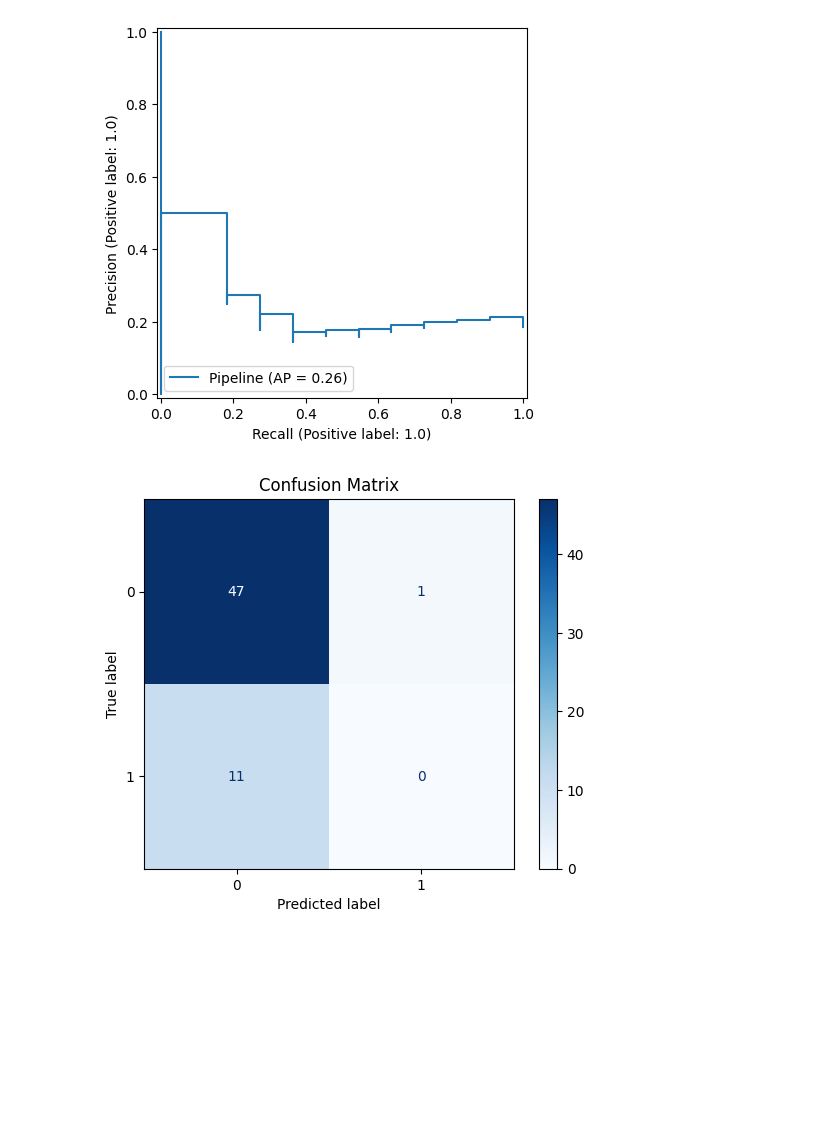
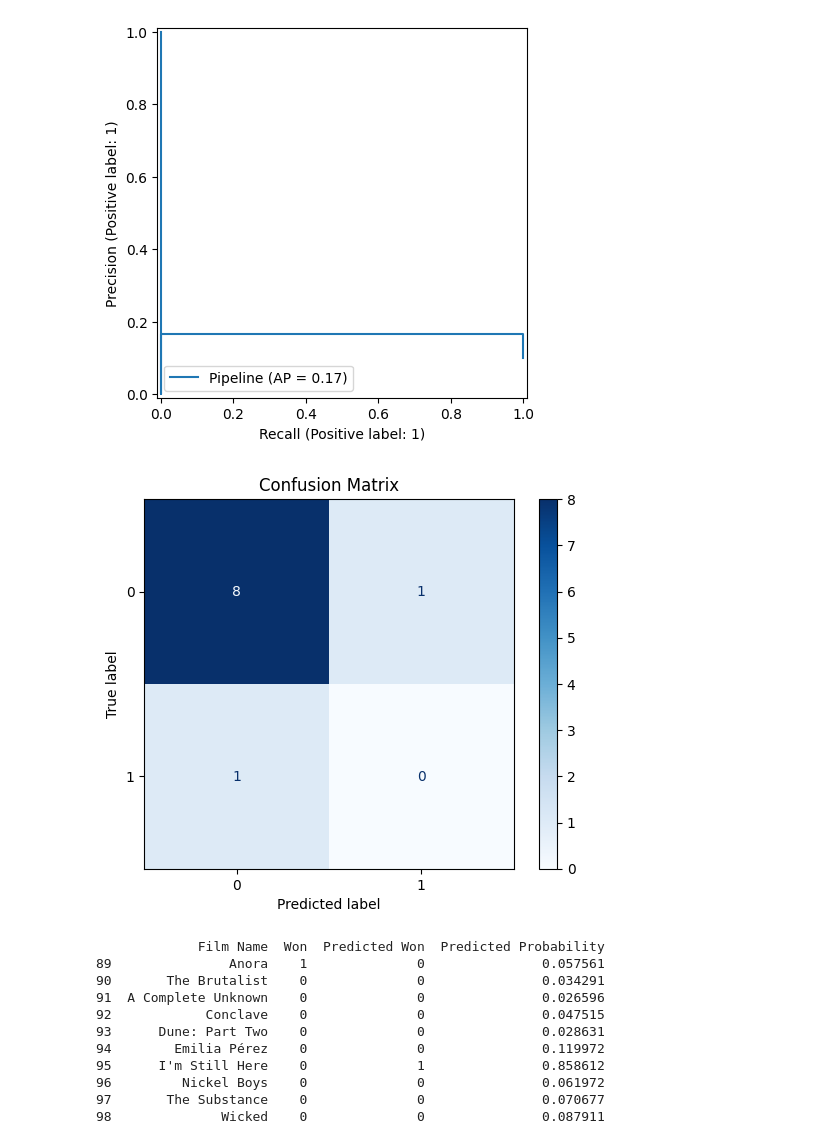
Before and after one commit to lukemcmack/hollywood5, a Jupyter notebook: models/basic-model-real-data.ipynb, the cells around one changed output. Cells and saved outputs as stored; diff of their text form; code cells hidden in the pictures; blank space fills up the shorter version.

Commit message:
Update basic model.

```diff
--- a/models/basic-model-real-data.ipynb
+++ b/models/basic-model-real-data.ipynb
@@ -21,18 +21,15 @@ from sentence_transformers import SentenceTransformer
 
 import matplotlib.pyplot as plt
 # %%
-df = pd.read_csv("data/LetterBox_Reviews_2024_2025.csv", usecols=["film_name", "username", "review_text"])
-combined = df.groupby("film_name").agg({
-    "review_text": lambda texts: " ".join(str(t) for t in texts)
-}).reset_index()
+df = pd.read_csv("data/best_picture_metadata_with_reviews_filtered.csv")
 
+print(df)
 
-OscarWinners = pd.read_csv("data/OscarWinners.csv")
-merged = combined.merge(OscarWinners, how="left", left_on="film_name", right_on="Movie Title")
-merged.drop(columns=["Movie Title"], inplace=True)
+train_df = df[df["Year Nominated"] < 2025]
+test_df = df[df["Year Nominated"] == 2025]
 
-X = merged["review_text"]
-y = merged["Won"]
-
-X_train, X_test, y_train, y_test = train_test_split(X, y, stratify=y, random_state=42)
+X_train = train_df["Review Text"].fillna("")
+y_train = train_df["Won"]
+X_test = test_df["Review Text"].fillna("")
+y_test = test_df["Won"]
 # %% [output]
@@ -56,7 +53,7 @@ X_train, X_test, y_train, y_test = train_test_split(X, y, stratify=y, random_sta
 # %%
 model = make_pipeline(
     CountVectorizer(lowercase=True,strip_accents="unicode",stop_words="english"),
-    TfidfTransformer(),
+    #TfidfTransformer(),
     LogisticRegressionCV() #remember this impooses ridge by default
     #implmement other categorical features through categorical encoder
 )
@@ -75,6 +72,19 @@ cm = confusion_matrix(y_test, y_test_pred)
 ConfusionMatrixDisplay(confusion_matrix=cm).plot(cmap="Blues")
 plt.title("Confusion Matrix")
 plt.show()
+
+test_df = test_df.copy()  # make a copy to avoid SettingWithCopyWarning
+test_df["Predicted Won"] = y_test_pred
+
+y_test_proba = model.predict_proba(X_test)[:, 1]
+
+
+test_df = test_df.copy()
+test_df["Predicted Won"] = y_test_pred
+test_df["Predicted Probability"] = y_test_proba
+
+# Print film name, true label, predicted label, and predicted probability
+print(test_df[["Film Name", "Won", "Predicted Won", "Predicted Probability"]])
 # %% [output]
               precision    recall  f1-score   support
 
@@ -88,2 +98,13 @@ weighted avg       0.66      0.80      0.72        59
-[figure, old version]
+[figure, new version]
-[figure, old version]
+[figure, new version]
+             Film Name  Won  Predicted Won  Predicted Probability
+89               Anora    1              0               0.057561
+90       The Brutalist    0              0               0.034291
+91  A Complete Unknown    0              0               0.026596
+92            Conclave    0              0               0.047515
+93      Dune: Part Two    0              0               0.028631
+94        Emilia Pérez    0              0               0.119972
+95      I'm Still Here    0              1               0.858612
+96         Nickel Boys    0              0               0.061972
+97       The Substance    0              0               0.070677
+98              Wicked    0              0               0.087911
```
Also changed, not shown: parts of 2 cells of this notebook.
